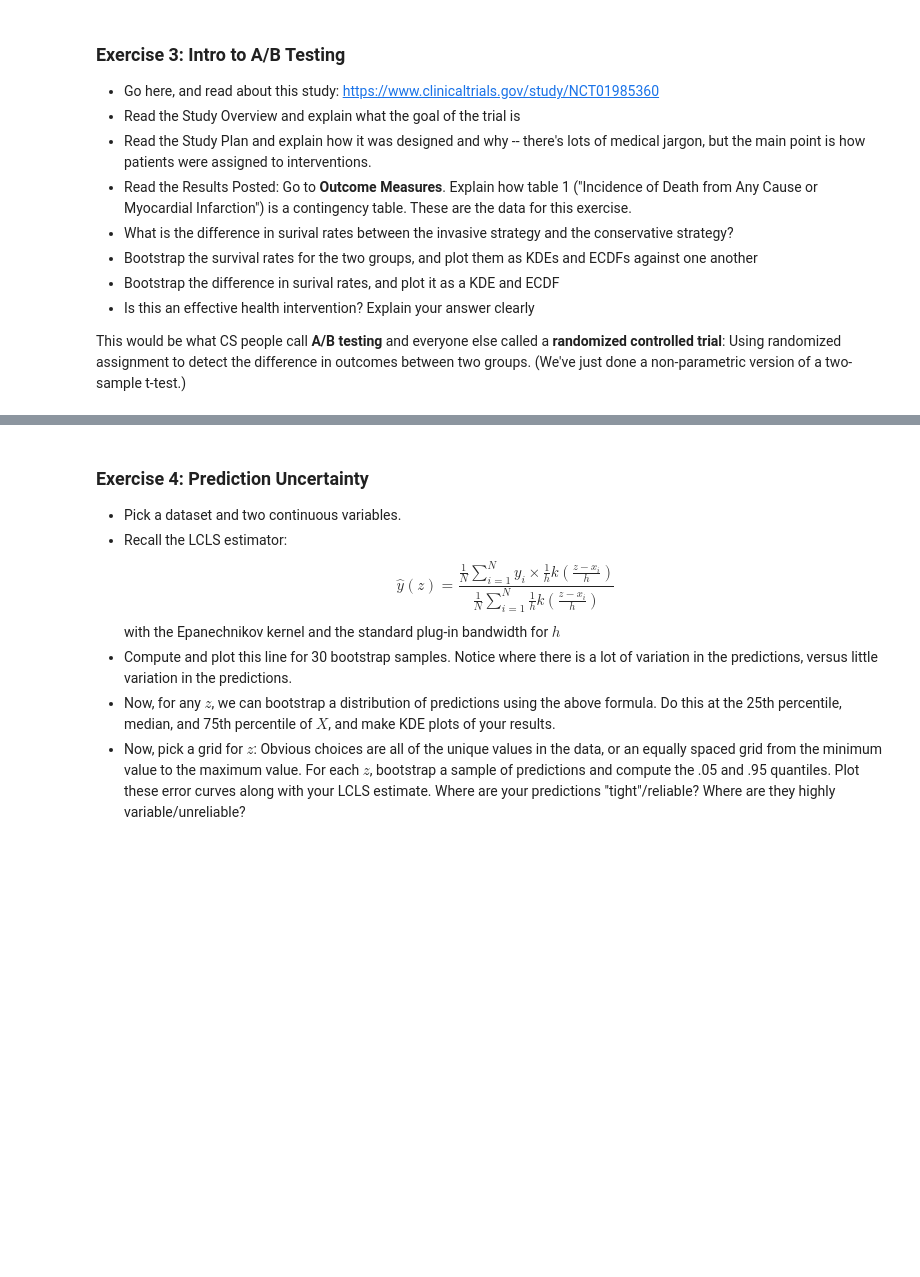
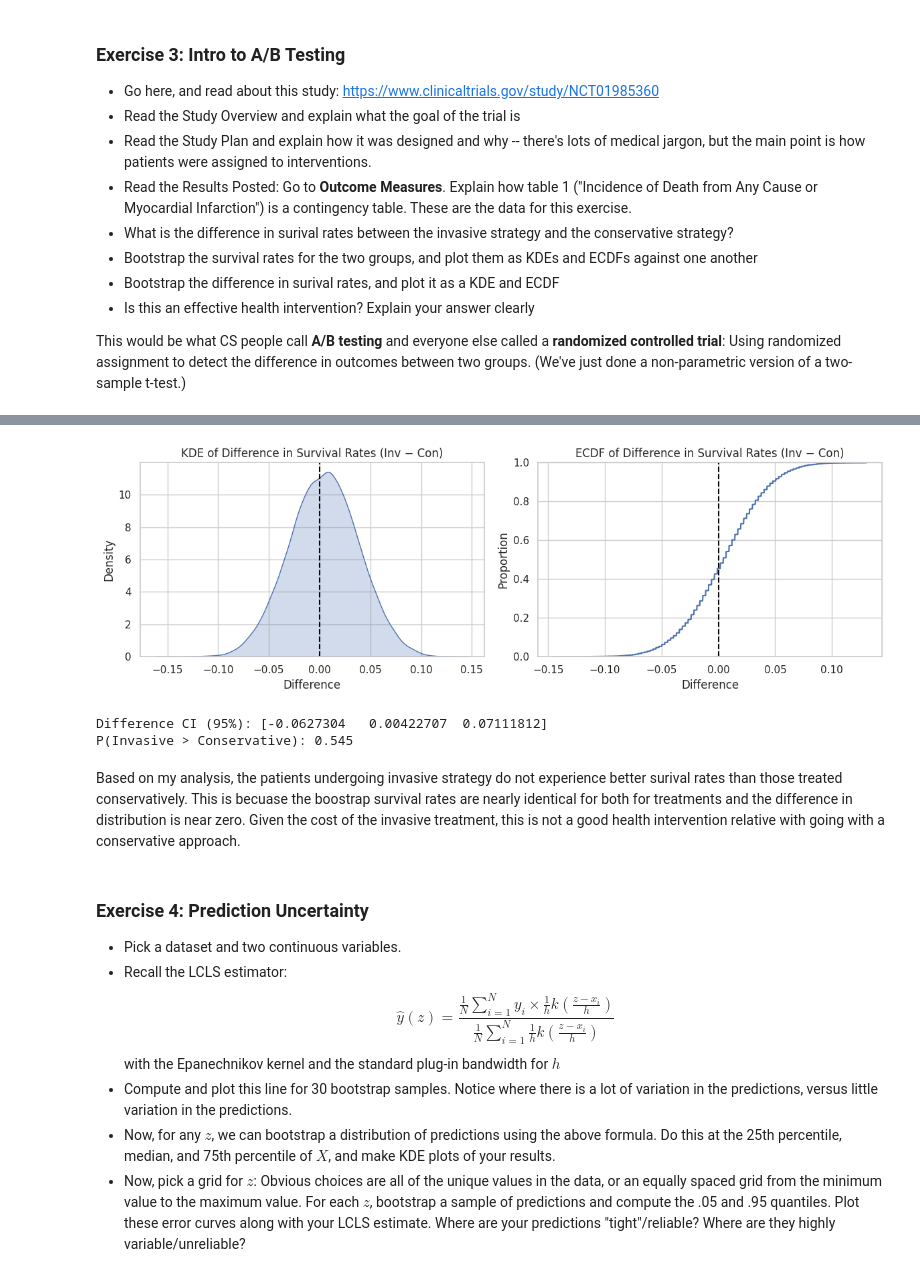
Before and after one commit to tiyeh21/MSDS_5030_Repo, a Jupyter notebook: assignment_4.ipynb, the cells around one changed output, grey strips where cells are left out. Cells and saved outputs as stored; diff of their text form; code cells hidden in the pictures; blank space fills up the shorter version.

```diff
--- a/assignment_4.ipynb
+++ b/assignment_4.ipynb
@@ -29,3 +180,30 @@ This would be what CS people call **A/B testing** and everyone else called a **r
+# %%
+boot_diff = boot_inv - boot_con # where the difference is equal function of the survival invasive and surivial conservative
+
+fig, axes = plt.subplots(1, 2, figsize=(12, 4))
+sns.kdeplot(boot_diff, fill=True, ax=axes[0])
+axes[0].axvline(0, ls="--", color="black")
+axes[0].set_title("KDE of Difference in Survival Rates (Inv − Con)")
+axes[0].set_xlabel("Difference")
+
+sns.ecdfplot(boot_diff, ax=axes[1])
+axes[1].axvline(0, ls="--", color="black")
+axes[1].set_title("ECDF of Difference in Survival Rates (Inv − Con)")
+axes[1].set_xlabel("Difference")
+plt.tight_layout()
+plt.show()
+
+# Here I use a 95% confidence interval
+ci = np.percentile(boot_diff, [2.5, 50, 97.5])
+p_better = (boot_diff > 0).mean()
+print(f"Difference CI (95%): {ci}")
+print(f"P(Invasive > Conservative): {p_better:.3f}")
+# %% [output]
+[figure, added]
+Difference CI (95%): [-0.0627304   0.00422707  0.07111812]
+P(Invasive > Conservative): 0.545
+# %% [markdown]
+Based on my analysis, the patients undergoing invasive strategy do not experience  better surival rates than those treated conservatively. This is becuase the boostrap survival rates are nearly identical for both for treatments and the difference in distribution is near zero. Given the cost of the invasive treatment, this is not a good health intervention relative with going with a conservative approach.
 # %% [markdown]
 ### Exercise 4: Prediction Uncertainty
 - Pick a dataset and two continuous variables.
```
Also changed, not shown: parts of 9 cells of this notebook.
